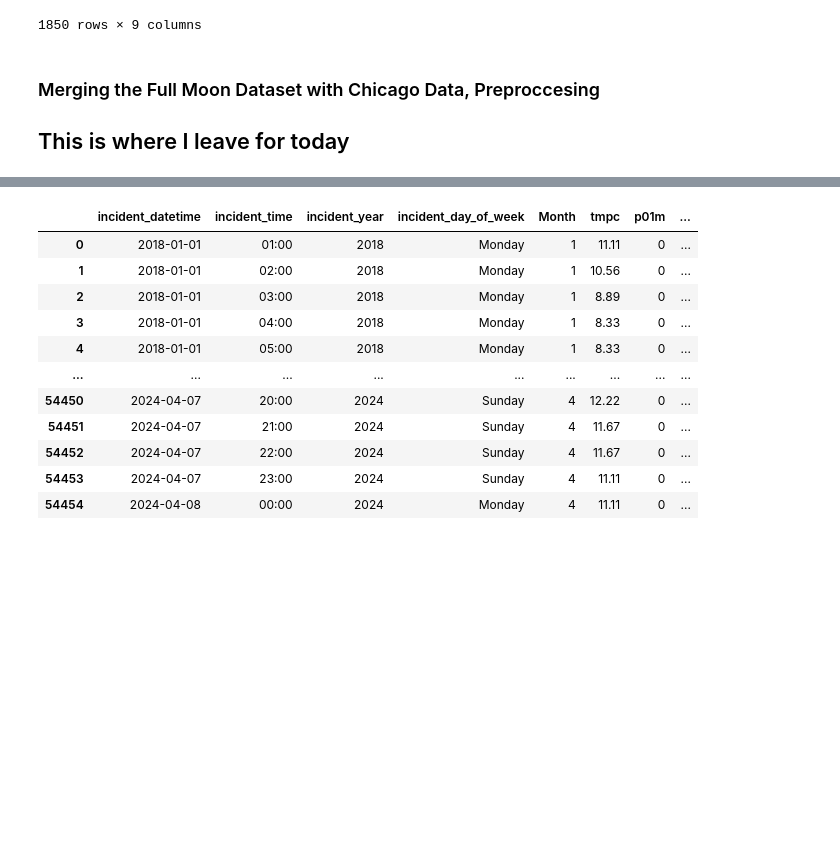
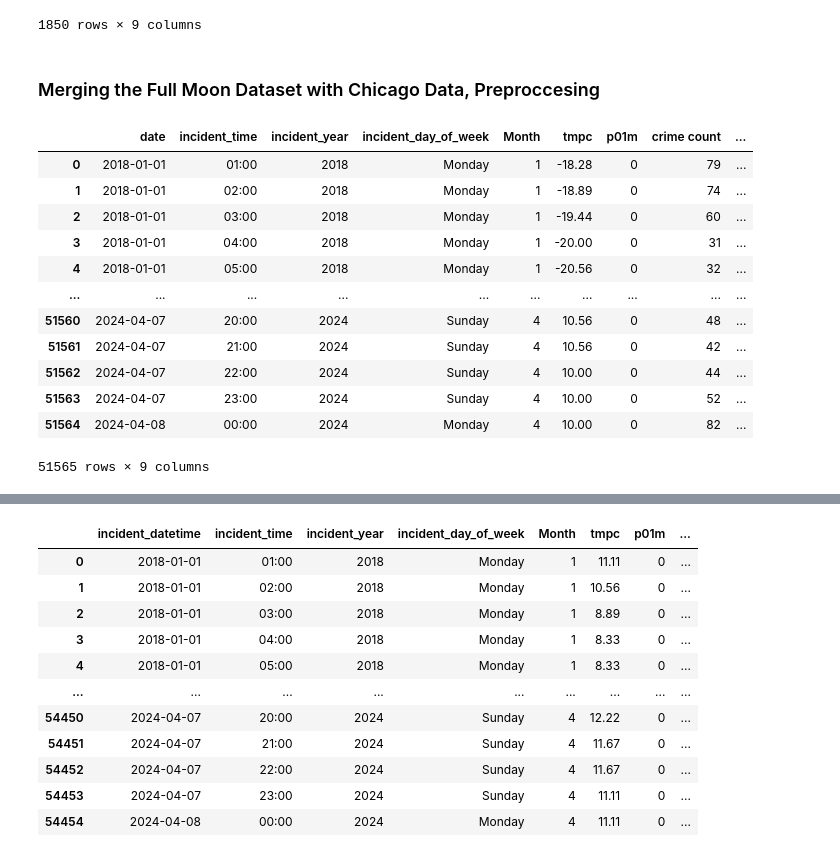
Before and after one commit to etumkaya/incidents, a Jupyter notebook: Incidents_Project.ipynb, the cells around one changed output, grey strips where cells are left out. Cells and saved outputs as stored; diff of their text form; code cells hidden in the pictures; blank space fills up the shorter version.

```diff
--- a/Incidents_Project.ipynb
+++ b/Incidents_Project.ipynb
@@ -839,6 +867,24 @@ merged_SF_3[merged_SF_3["Full Moon"]==1]
 | 54141 | 2024-03-25 | 22:00 | 2024 | Monday | 3 | 12.22 | 0 | ... |
 | 54142 | 2024-03-25 | 23:00 | 2024 | Monday | 3 | 12.22 | 0 | ... |
 1850 rows × 9 columns
-# %% [markdown]
-### Merging the Full Moon Dataset with Chicago Data, Preproccesing
-## This is where I leave for today
+# %% [markdown]
+### Merging the Full Moon Dataset with Chicago Data, Preproccesing
+# %%
+merged_Chicago_3=pd.merge(merged_Chicago2,full_moon_df,left_on=["date"],right_on=["date"],how="left")
+merged_Chicago_3['Full Moon'] = merged_Chicago_3.apply(lambda x: 1 if x['phase'] == 'Full Moon' else 0, axis=1)
+merged_Chicago_3.drop(columns={"phase","time"},inplace=True)
+merged_Chicago_3
+# %% [output]
+|  | date | incident_time | incident_year | incident_day_of_week | Month | tmpc | p01m | crime count | ... |
+| 0 | 2018-01-01 | 01:00 | 2018 | Monday | 1 | -18.28 | 0 | 79 | ... |
+| 1 | 2018-01-01 | 02:00 | 2018 | Monday | 1 | -18.89 | 0 | 74 | ... |
+| 2 | 2018-01-01 | 03:00 | 2018 | Monday | 1 | -19.44 | 0 | 60 | ... |
+| 3 | 2018-01-01 | 04:00 | 2018 | Monday | 1 | -20.00 | 0 | 31 | ... |
+| 4 | 2018-01-01 | 05:00 | 2018 | Monday | 1 | -20.56 | 0 | 32 | ... |
+| ... | ... | ... | ... | ... | ... | ... | ... | ... | ... |
+| 51560 | 2024-04-07 | 20:00 | 2024 | Sunday | 4 | 10.56 | 0 | 48 | ... |
+| 51561 | 2024-04-07 | 21:00 | 2024 | Sunday | 4 | 10.56 | 0 | 42 | ... |
+| 51562 | 2024-04-07 | 22:00 | 2024 | Sunday | 4 | 10.00 | 0 | 44 | ... |
+| 51563 | 2024-04-07 | 23:00 | 2024 | Sunday | 4 | 10.00 | 0 | 52 | ... |
+| 51564 | 2024-04-08 | 00:00 | 2024 | Monday | 4 | 10.00 | 0 | 82 | ... |
+51565 rows × 9 columns
```
Also changed, not shown: parts of 138 cells of this notebook.
